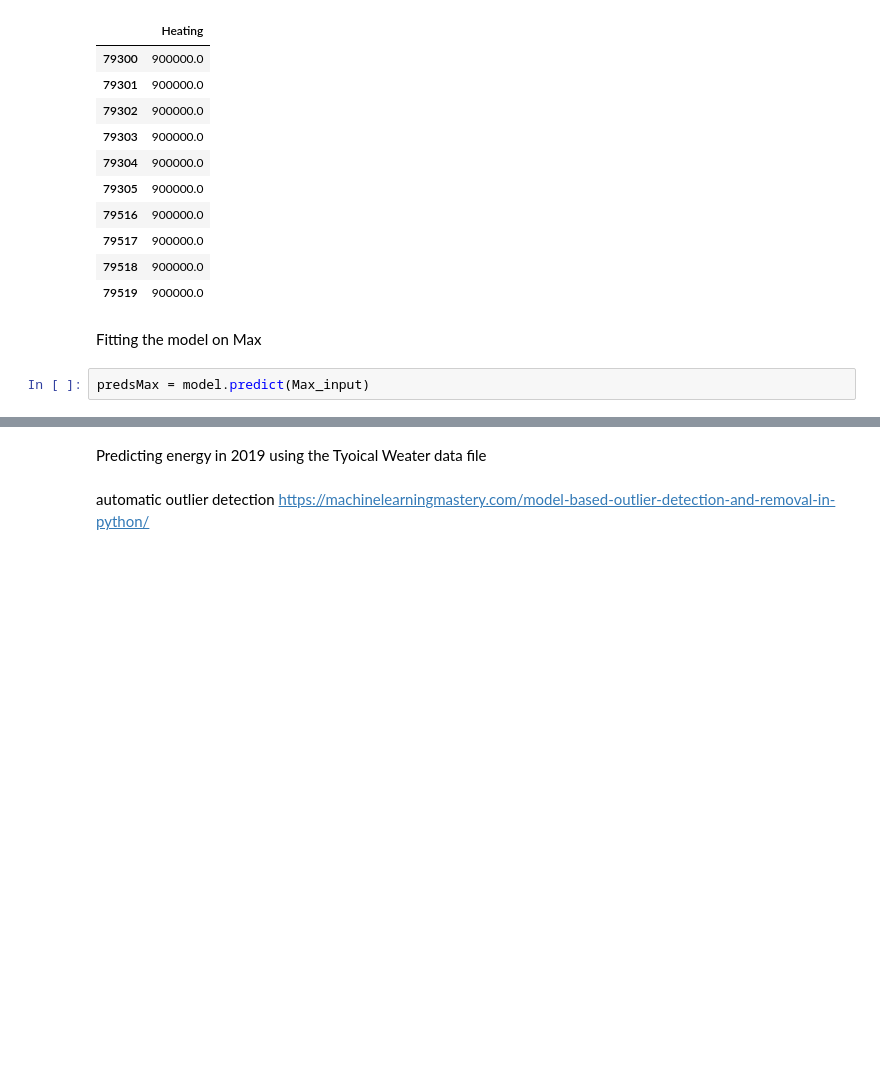
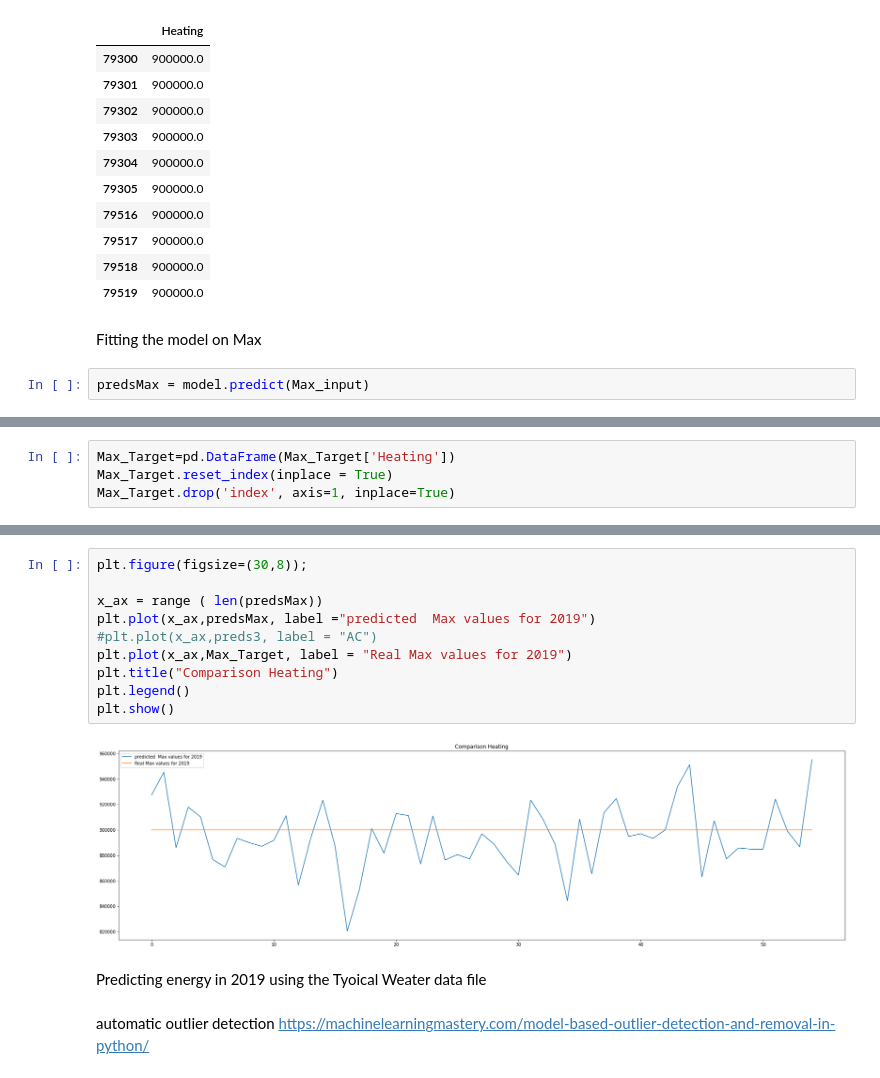
Before and after one commit to sajad95/Heat, a Jupyter notebook: FastCodeImpactofweatherXGB.ipynb, the cells around one changed output, grey strips where cells are left out. Drawn from its saved outputs; the diff is of its cells as text; blank space fills up the shorter version.

```diff
--- a/FastCodeImpactofweatherXGB.ipynb
+++ b/FastCodeImpactofweatherXGB.ipynb
@@ -291,0 +275,4 @@ print(R2_score_Max)
+# %%
+Max_Target=pd.DataFrame(Max_Target['Heating'])
+Max_Target.reset_index(inplace = True)
+Max_Target.drop('index', axis=1, inplace=True)
@@ -292,3 +295,15 @@ print(R2_score_Max)
+# %%
+plt.figure(figsize=(30,8));
+
+x_ax = range ( len(predsMax))
+plt.plot(x_ax,predsMax, label ="predicted  Max values for 2019")
+#plt.plot(x_ax,preds3, label = "AC")
+plt.plot(x_ax,Max_Target, label = "Real Max values for 2019")
+plt.title("Comparison Heating")
+plt.legend()
+plt.show()
+# %% [output]
+[figure, added]
 # %% [markdown]
 Predicting energy in 2019 using the Tyoical Weater data file
 # %% [markdown]
```
Also changed, not shown: parts of 5 cells of this notebook.
